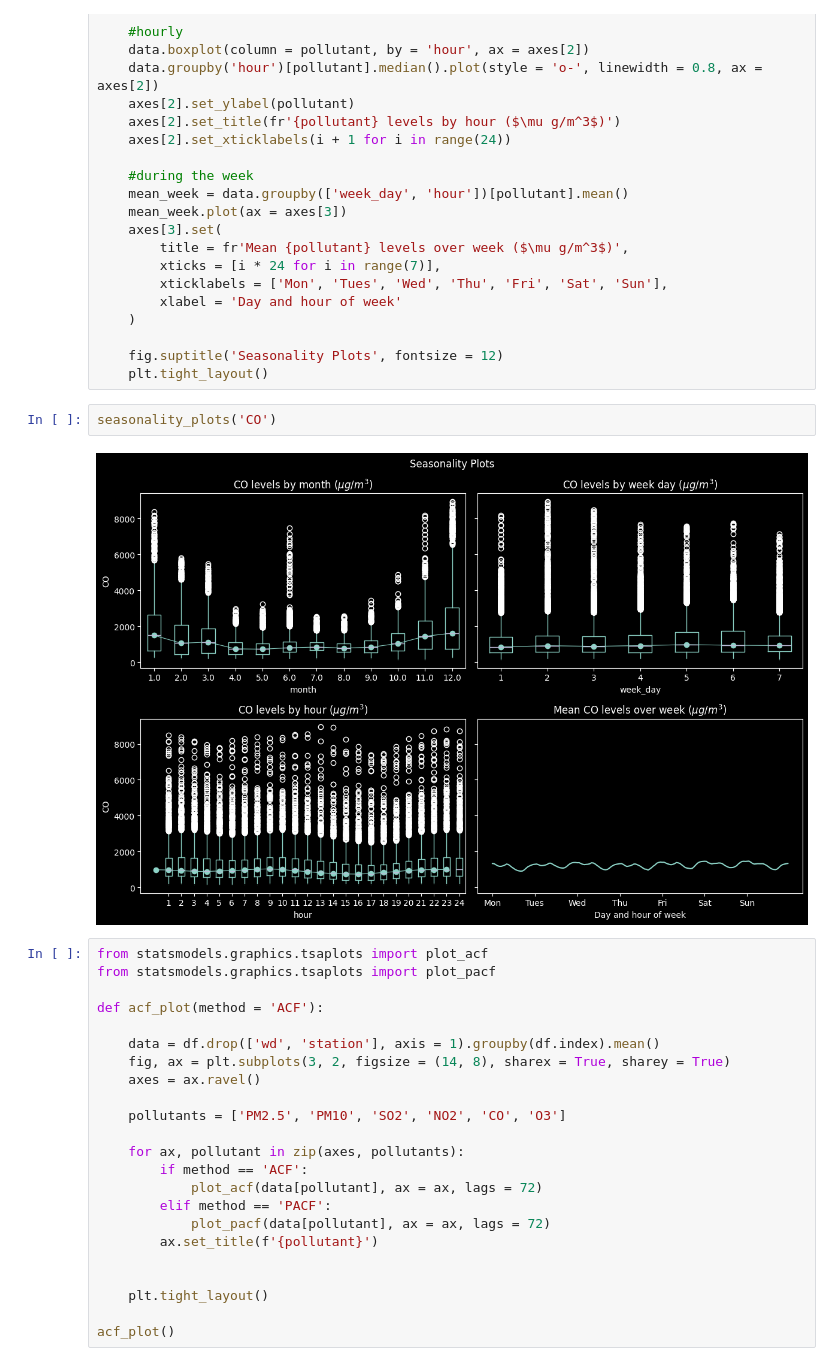
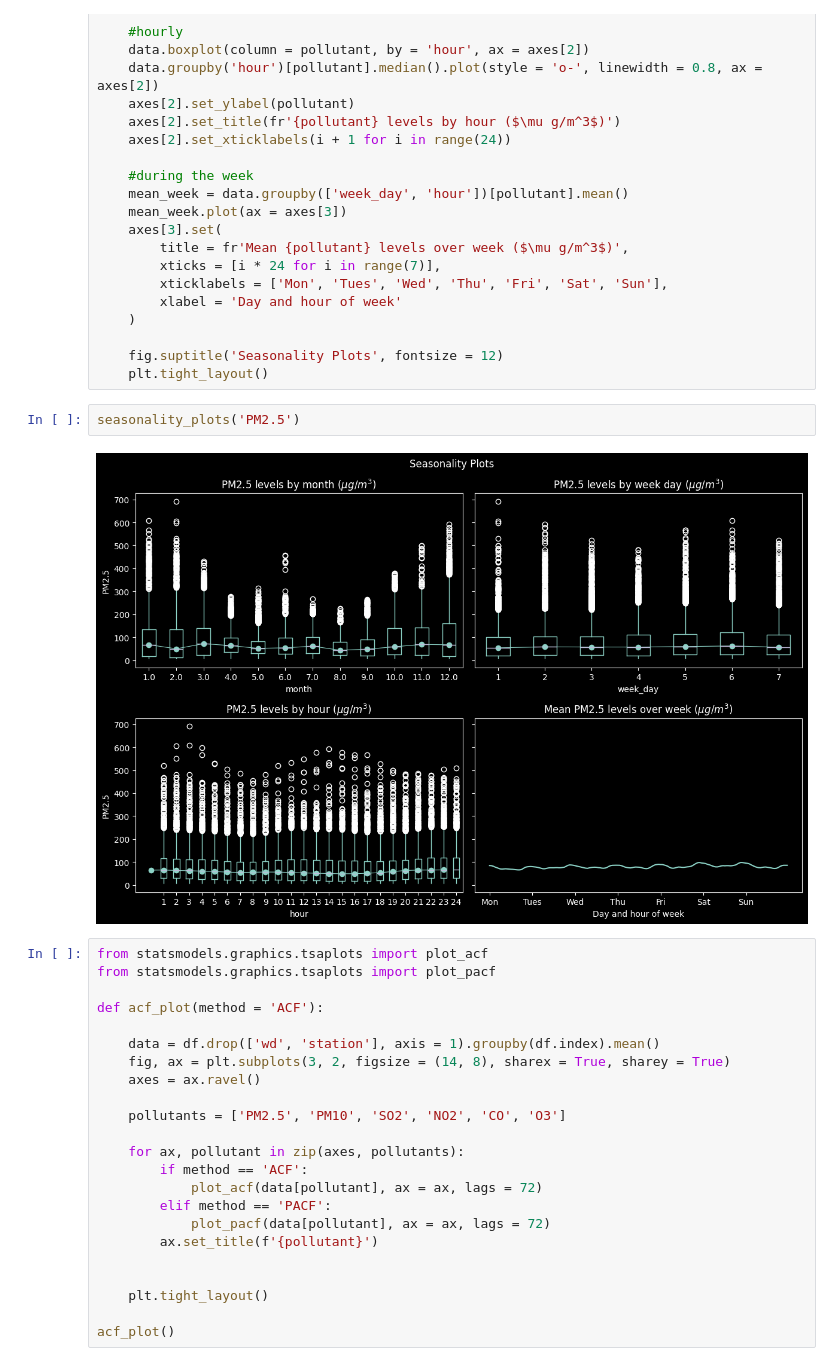
Before and after one commit to justinwhare/Air-Quality-Forecasting, a Jupyter notebook: EDA.ipynb, the cells around one changed output. Cells and saved outputs as stored; diff of their text form.

Commit message:
cleaned plotting functions

```diff
--- a/EDA.ipynb
+++ b/EDA.ipynb
@@ -167,10 +167,10 @@ def seasonality_plots(pollutant, df = df):
 
     fig.suptitle('Seasonality Plots', fontsize = 12)
     plt.tight_layout()
-# %%
-seasonality_plots('CO')
-# %% [output]
-[figure, removed]
+# %%
+seasonality_plots('PM2.5')
+# %% [output]
+[figure, added]
 # %%
 from statsmodels.graphics.tsaplots import plot_acf
 from statsmodels.graphics.tsaplots import plot_pacf
```
